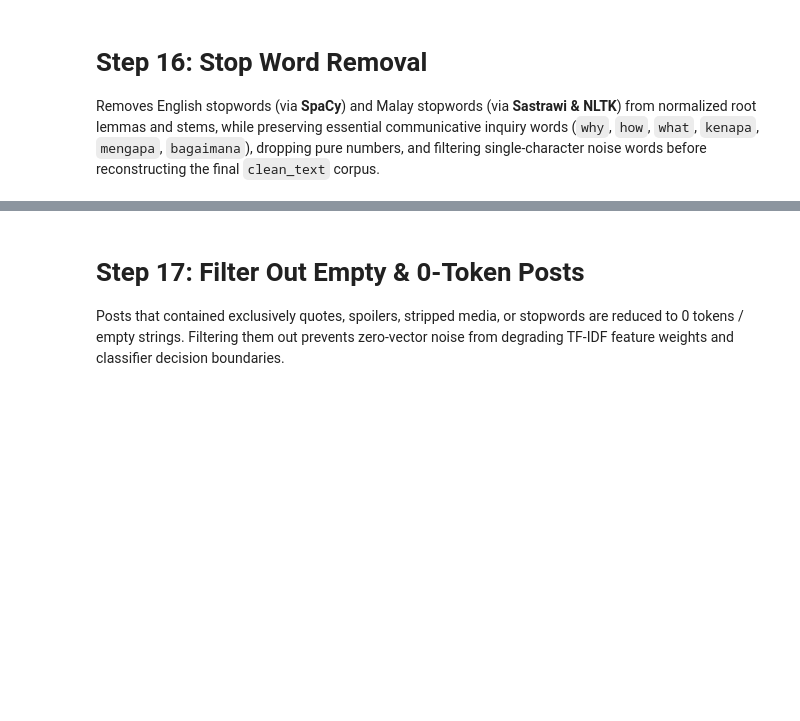
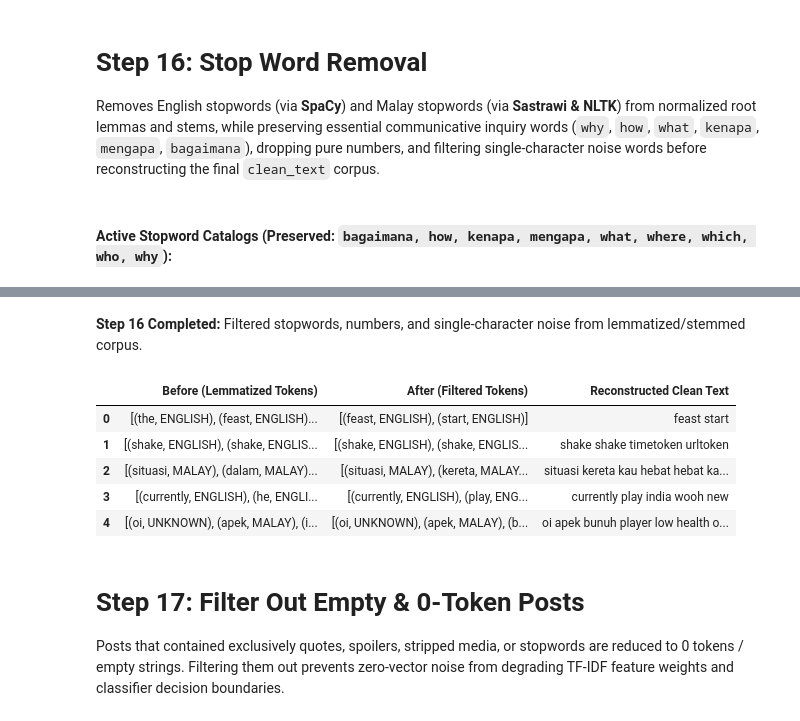
Before and after one commit to wjnotl/online-forum-communicative-intent-classification, a Jupyter notebook: intent classification.ipynb, the cells around one changed output, grey strips where cells are left out. Cells and saved outputs as stored; diff of their text form; code cells hidden in the pictures; blank space fills up the shorter version.

```diff
--- a/intent classification.ipynb
+++ b/intent classification.ipynb
@@ -1062,7 +1434,7 @@ def tokenize_words(text):
     return word_tokenize(text)
 
 # Apply Step 12
-df['tokens'] = df['clean_text'].apply(tokenize_words)
+df['tokens'] = df['clean_text'].progress_apply(tokenize_words)
 
 printmd("**Step 12 Completed:** Tokenized cleaned text into token lists.")
 sample_tokens_df = pd.DataFrame({
@@ -1108,7 +1488,7 @@ def tag_tokens(tokens):
     return tagged
 
 # Apply Step 13
-df['tagged_tokens'] = df['tokens'].apply(tag_tokens)
+df['tagged_tokens'] = df['tokens'].progress_apply(tag_tokens)
 
 printmd("**Step 13 Completed:** Tagged language and entity categories on tokens via Sastrawi & NLTK.")
 sample_tagged_df = pd.DataFrame({
@@ -1158,7 +1546,7 @@ def pos_tag_english_tokens(tagged_tokens):
     return pos_tagged_list
 
 # Apply Step 14
-df['pos_tagged_tokens'] = df['tagged_tokens'].apply(pos_tag_english_tokens)
+df['pos_tagged_tokens'] = df['tagged_tokens'].progress_apply(pos_tag_english_tokens)
 printmd("**Step 14 Completed:** Assigned contextual POS tags to English tokens via NLTK.")
 sample_pos_df = pd.DataFrame({
     "Before (Tagged Tokens)": df['tagged_tokens'].head(5),
@@ -1204,7 +1600,7 @@ def lemmatize_and_stem(pos_tagged_tokens):
     return processed
 
 # Apply Step 15
-df['morph_tokens'] = df['pos_tagged_tokens'].apply(lemmatize_and_stem)
+df['morph_tokens'] = df['pos_tagged_tokens'].progress_apply(lemmatize_and_stem)
 printmd("**Step 15 Completed:** Normalized morphology (POS-guided lemmatization and stemming).")
 sample_morph_df = pd.DataFrame({
     "Before (POS Tagged Tokens)": df['pos_tagged_tokens'].head(5),
@@ -1249,7 +1653,7 @@ def remove_stopwords(morph_tokens):
     return cleaned
 
 # Apply Step 16
-df['filtered_tokens'] = df['morph_tokens'].apply(remove_stopwords)
+df['filtered_tokens'] = df['morph_tokens'].progress_apply(remove_stopwords)
 df['clean_text'] = df['filtered_tokens'].apply(lambda t_list: ' '.join([t[0] for t in t_list]))
 printmd("**Step 16 Completed:** Filtered stopwords, numbers, and single-character noise from lemmatized/stemmed corpus.")
 sample_stopwords_df = pd.DataFrame({
@@ -1258,3 +1662,5 @@ sample_stopwords_df = pd.DataFrame({
     "Reconstructed Clean Text": df['clean_text'].head(5)
 })
 display(sample_stopwords_df)
+# %% [output]
+#### Active Stopword Catalogs (Preserved: `bagaimana, how, kenapa, mengapa, what, where, which, who, why`):
@@ -1261,3 +1671,10 @@ display(sample_stopwords_df)
+**Step 16 Completed:** Filtered stopwords, numbers, and single-character noise from lemmatized/stemmed corpus.
+|  | Before (Lemmatized Tokens) | After (Filtered Tokens) | Reconstructed Clean Text |
+| 0 | [(the, ENGLISH), (feast, ENGLISH)... | [(feast, ENGLISH), (start, ENGLISH)] | feast start |
+| 1 | [(shake, ENGLISH), (shake, ENGLIS... | [(shake, ENGLISH), (shake, ENGLIS... | shake shake timetoken urltoken |
+| 2 | [(situasi, MALAY), (dalam, MALAY)... | [(situasi, MALAY), (kereta, MALAY... | situasi kereta kau hebat hebat ka... |
+| 3 | [(currently, ENGLISH), (he, ENGLI... | [(currently, ENGLISH), (play, ENG... | currently play india wooh new |
+| 4 | [(oi, UNKNOWN), (apek, MALAY), (i... | [(oi, UNKNOWN), (apek, MALAY), (b... | oi apek bunuh player low health o... |
 # %% [markdown]
 # Step 17: Filter Out Empty & 0-Token Posts
 Posts that contained exclusively quotes, spoilers, stripped media, or stopwords are reduced to 0 tokens / empty strings. Filtering them out prevents zero-vector noise from degrading TF-IDF feature weights and classifier decision boundaries.
```
Also changed, not shown: parts of 74 cells of this notebook, 1 other file.
